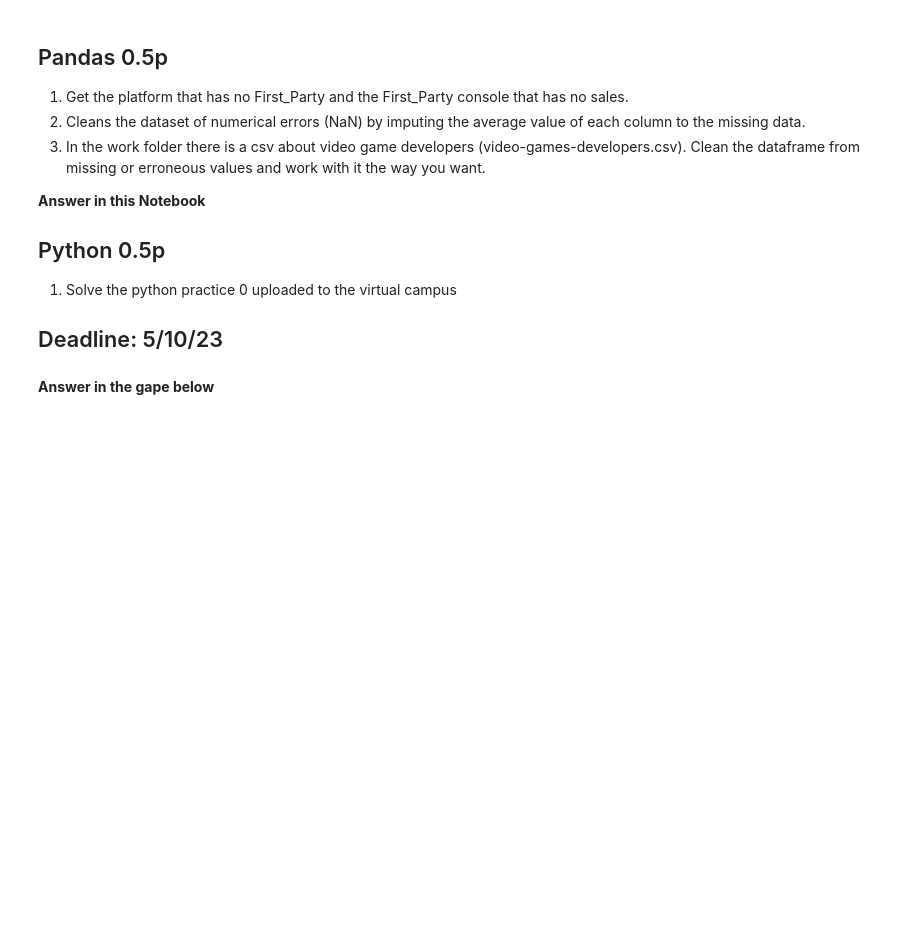
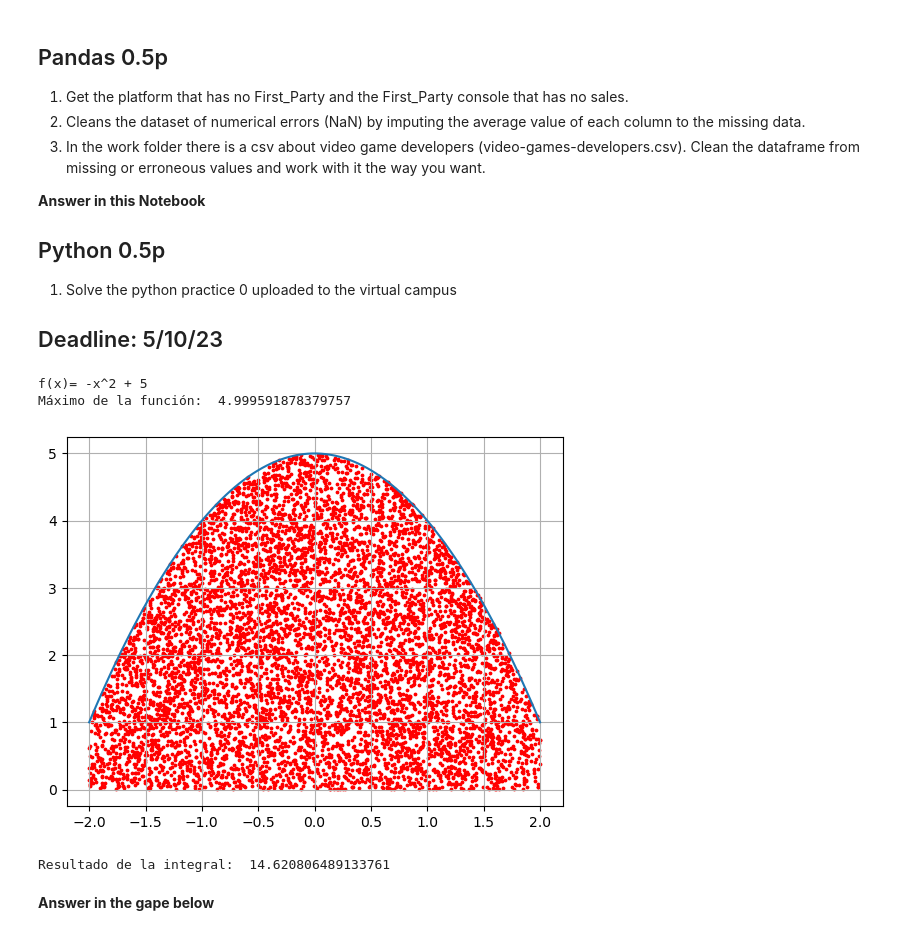
Before and after one commit to Lauu029/ApA, a Jupyter notebook: p0/Practica0/Pandas.ipynb, the cells around one changed output. Drawn from its saved outputs; the diff is of its cells as text; code cells hidden in the pictures; blank space fills up the shorter version.

```diff
--- a/p0/Practica0/Pandas.ipynb
+++ b/p0/Practica0/Pandas.ipynb
@@ -355,5 +230,61 @@ display(gameSalesMergeFilter)
 1. Solve the python practice 0 uploaded to the virtual campus
 
 ## Deadline: 5/10/23
+# %%
+#Cálculo del límite de la función mediante iteraciones
+
+import numpy as np
+import matplotlib.pyplot as plt
+
+#Función que voy a integrar
+def funcion(x):
+    return -(x*x)+5
+#Escribo la función en la consola
+print("f(x)= -x^2 + 5")
+
+#puntos límite de la funcion
+lim1 = -2
+lim2 = 2
+
+#Genero la funcion con puntos x e y
+fun_x = np.linspace(lim1, lim2, 100)
+fun_y = funcion(fun_x)
+
+#Cálculo del punto máximo de la funcion
+M= np.max(fun_y)
+print("Máximo de la función: ",M)
+
+#Para pintar la función y ver de forma gráfica los resultados
+def pintaFuncion(fun_x,fun_y,puntos_x,puntos_y):
+    # Crea el gráfico
+    plt.plot(fun_x, fun_y)
+    plt.grid(True)  # Muestra una cuadrícula en el gráfico
+    plt.scatter(puntos_x, puntos_y, color='red', s=3)
+    # Muestra el gráfico
+    plt.show()
+
+# integral de la función
+def integra_mc(fun,a,b,num_puntos):
+    Ndebajo=0
+    pos_x = np.random.uniform(a, b, num_puntos)
+    pos_y = np.random.uniform(0, M, num_puntos)
+    puntos_debajo_x = np.array([])
+    puntos_debajo_y = np.array([])
+    for i in range (-5,num_puntos):
+        if(pos_y[i] <= fun(pos_x[i])):
+            Ndebajo = Ndebajo + 1
+            puntos_debajo_x= np.append(puntos_debajo_x,pos_x[i])
+            puntos_debajo_y=np.append(puntos_debajo_y,pos_y[i])
+    pintaFuncion(fun_x,fun_y,puntos_debajo_x,puntos_debajo_y)
+    return (Ndebajo/num_puntos)*(b-a)*M
+
+#imprimo la solución de la integral
+solucion= integra_mc(funcion, lim1,lim2,10000)
+print("Resultado de la integral: ", solucion)
+# %% [output]
+f(x)= -x^2 + 5
+Máximo de la función:  4.999591878379757
+[figure, added]
+Resultado de la integral:  14.620806489133761
 # %% [markdown]
 **Answer in the gape  below**
```
Also changed, not shown: parts of 12 cells of this notebook, 1 other file.
